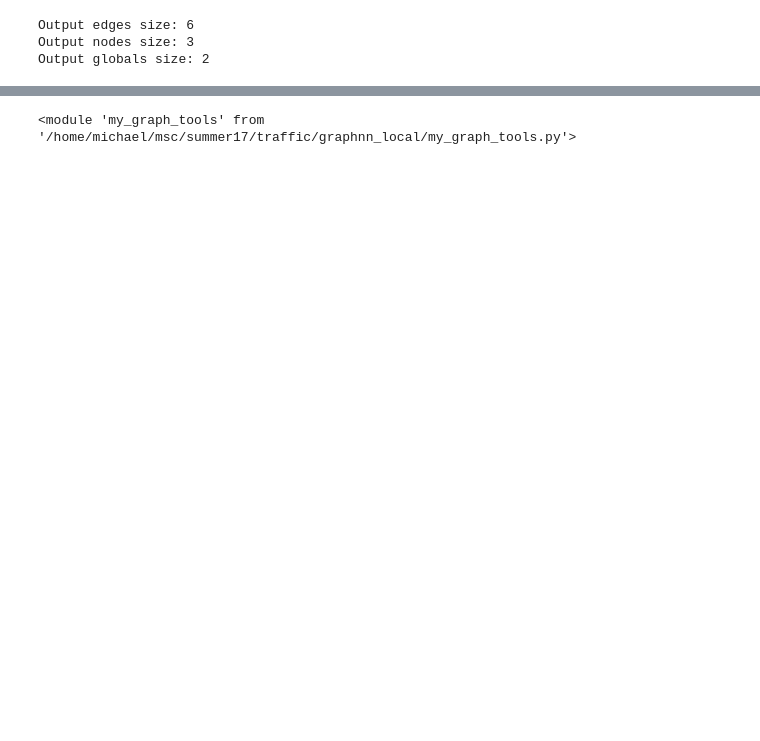
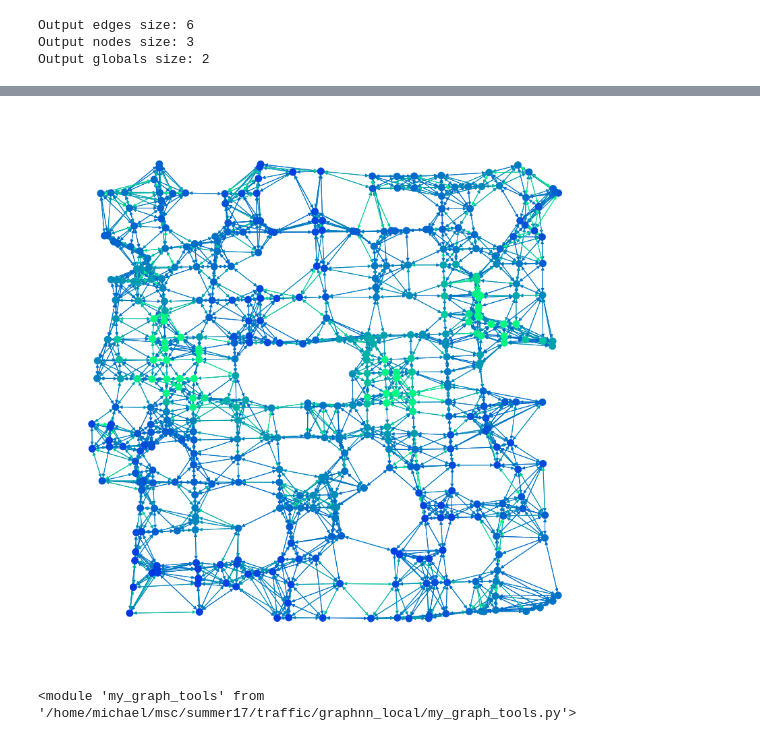
Before and after one commit to m-walters/graphnn_local, a Jupyter notebook: graph_nn.ipynb, the cells around one changed output, grey strips where cells are left out. Drawn from its saved outputs; the diff is of its cells as text; code cells hidden in the pictures; blank space fills up the shorter version.

```diff
--- a/graph_nn.ipynb
+++ b/graph_nn.ipynb
@@ -65,0 +47,14 @@ edge_std = np.std(lbl.edges,axis=0)
+# %%
+# Add norm_stats to the h5 file if needed
+h5f = h5py.File(inputfname,mode='a')
+try:
+    stats = h5f.attrs['node_norms']
+    print("norm_stats already exists")
+    node_norms = h5f.attrs['node_norms']
+    edge_norms = h5f.attrs['edge_norms']
+except:
+    print("Adding norm stats...")
+    node_norms, edge_norms = mgt.get_norm_stats(inputfname)
+    h5f.attrs["node_norms"] = node_norms
+    h5f.attrs["edge_norms"] = edge_norms
+h5f.close()
@@ -146,3 +215,8 @@ plt.semilogy(losses)
+# %%
+col_lims = [-1., node_norms[0,0]+node_norms[1,0], -1., edge_norms[0,0]+edge_norms[1,0]]
+fig, ax = mgt.draw_graph(final_out, node_pos, col_lims=col_lims)
+# %% [output]
+[figure, added]
 # %%
 reload(mgt)
 # %% [output]
```
Also changed, not shown: parts of 38 cells of this notebook, 5 other files.
